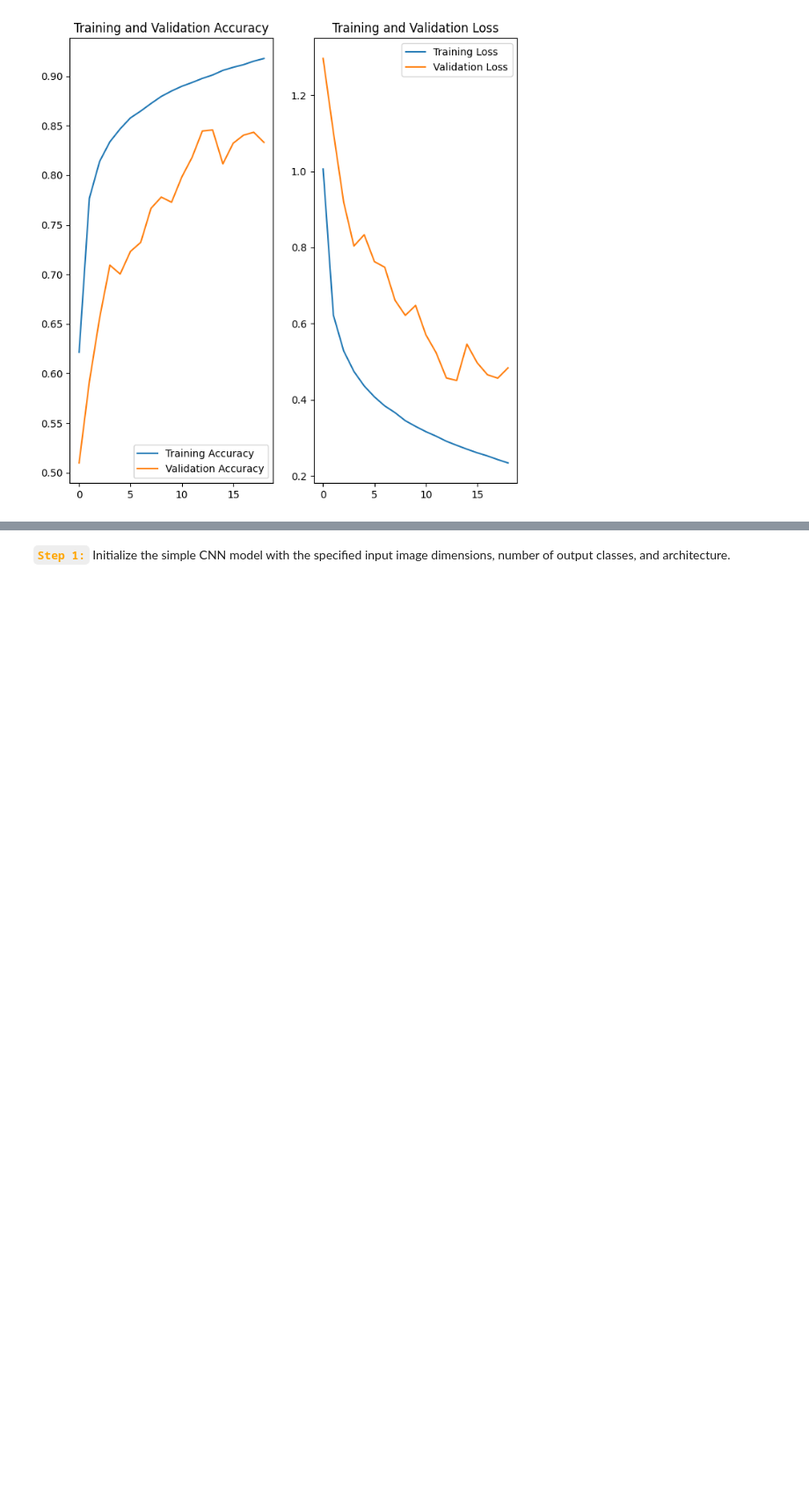
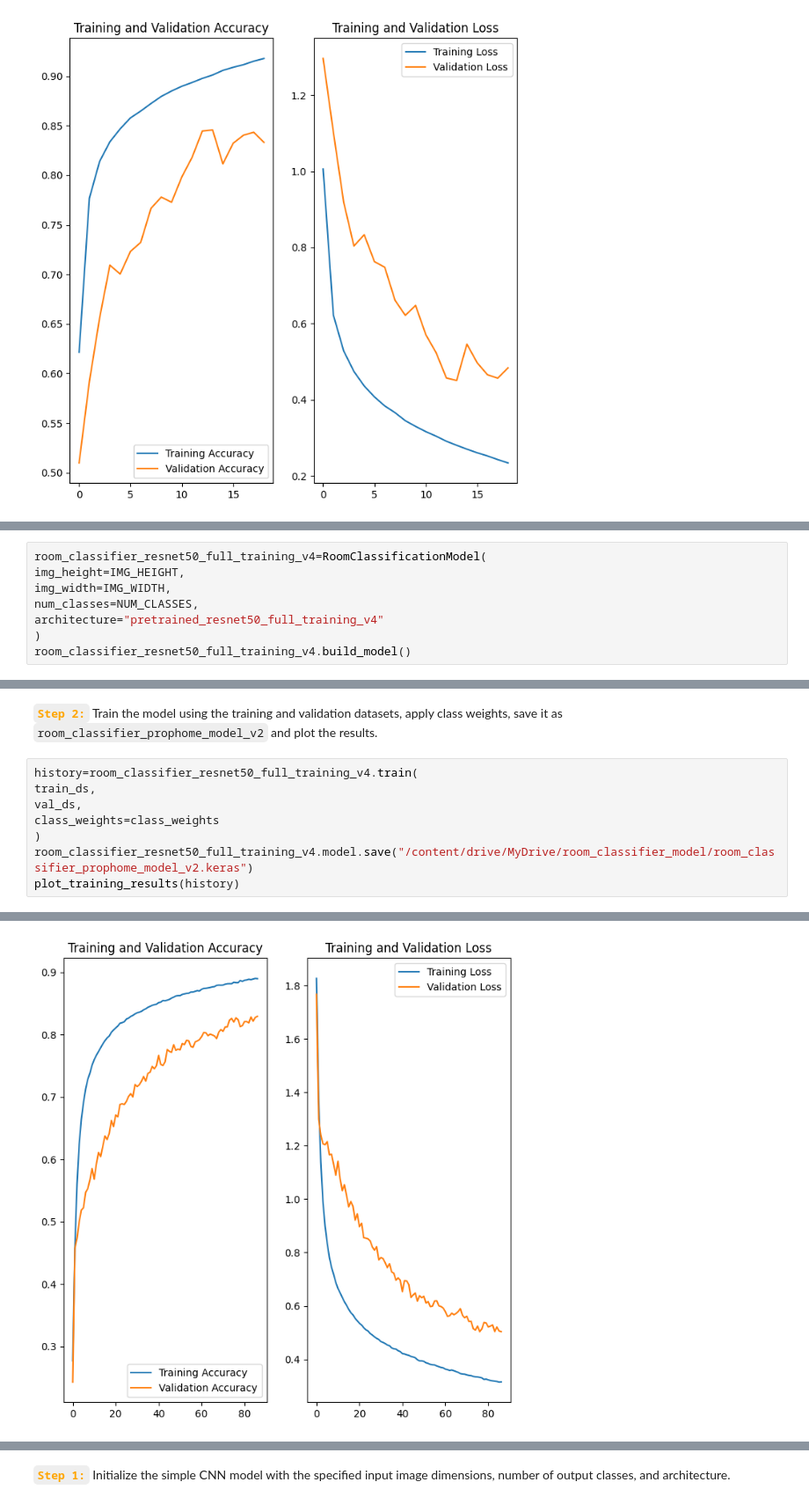
Before and after one commit to raysarosa/house_room_classifier, a Jupyter notebook: notebooks/model_training.ipynb, the cells around one changed output, grey strips where cells are left out. Shown at 88% size. Drawn from its saved outputs; the diff is of its cells as text; blank space fills up the shorter version.

```diff
--- a/notebooks/model_training.ipynb
+++ b/notebooks/model_training.ipynb
@@ -288,0 +293,8 @@ Loading training, validation, and test datasets.
+# %%
+room_classifier_resnet50_full_training_v4=RoomClassificationModel(
+img_height=IMG_HEIGHT,
+img_width=IMG_WIDTH,
+num_classes=NUM_CLASSES,
+architecture="pretrained_resnet50_full_training_v4"
+)
+room_classifier_resnet50_full_training_v4.build_model()
@@ -288,0 +304,11 @@ Loading training, validation, and test datasets.
+# %% [markdown]
+<font color='orange'>**`Step 2:`**</font> Train the model using the training and validation datasets, apply class weights, save it as `room_classifier_prophome_model_v2` and plot the results.
+# %%
+history=room_classifier_resnet50_full_training_v4.train(
+train_ds,
+val_ds,
+class_weights=class_weights
+)
+room_classifier_resnet50_full_training_v4.model.save("/content/drive/MyDrive/room_classifier_model/room_classifier_prophome_model_v2.keras")
+plot_training_results(history)
+# %% [output]
@@ -288,0 +332 @@ Loading training, validation, and test datasets.
+[figure, added]
```
Also changed, not shown: parts of 27 cells of this notebook.
